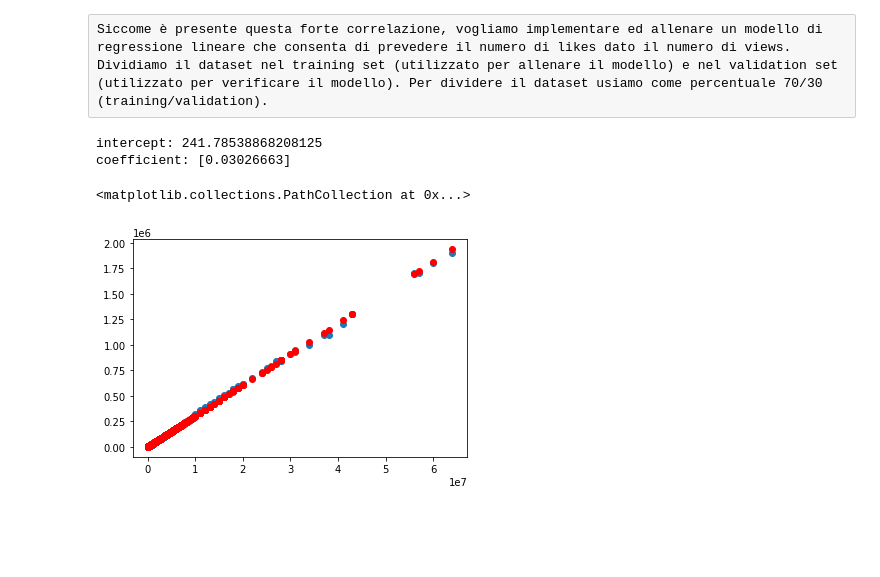
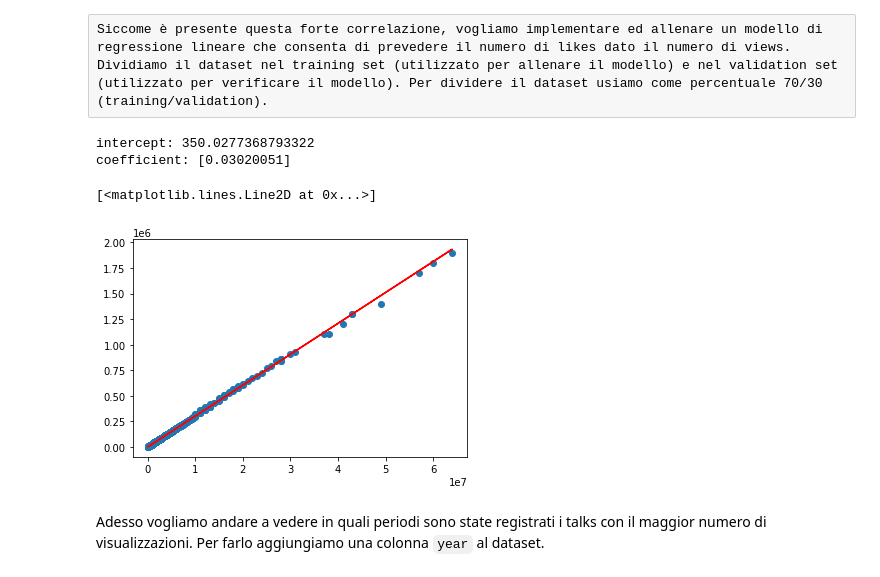
Before and after one commit to Fili00/Analisi_TedTalkDataset, a Jupyter notebook: progetto.ipynb, the cells around one changed output. Saved outputs shown, nothing was run; the diff lists cells and outputs as text; code cells hidden in the pictures; blank space fills up the shorter version.

```diff
--- a/progetto.ipynb
+++ b/progetto.ipynb
@@ -82,21 +80,23 @@ Siccome è presente questa forte correlazione, vogliamo implementare ed allenare
 # %%
 features = ['views']
 x = ted[features]
 y = ted['likes']
 X_train, X_valid, y_train, y_valid = train_test_split(x, y, test_size=0.3)
 regressor = LinearRegression()
 lin_reg = regressor.fit(X_train, y_train)
 
 print('intercept:', lin_reg.intercept_)
 print('coefficient:', lin_reg.coef_)
 
 plt.scatter(X_train, y_train)
 
 y_hat = X_train * lin_reg.coef_ + lin_reg.intercept_
 
-plt.scatter(X_train, y_hat, color='r') #TODO: mettere una linea
+plt.plot(X_train, y_hat, color='r')
 # %% [output]
-intercept: 241.78538868208125
-coefficient: [0.03026663]
+intercept: 350.0277368793322
+coefficient: [0.03020051]
-<matplotlib.collections.PathCollection at 0x...>
+[<matplotlib.lines.Line2D at 0x...>]
-[figure, old version]
+[figure, new version]
+# %% [markdown]
+Adesso vogliamo andare a vedere in quali periodi sono state registrati i talks con il maggior numero di visualizzazioni. Per farlo aggiungiamo una colonna `year` al dataset.
```
Also changed, not shown: parts of 12 cells of this notebook.
